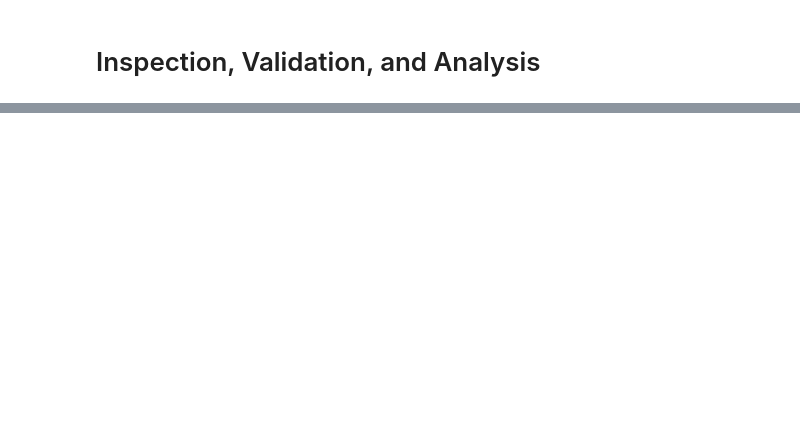
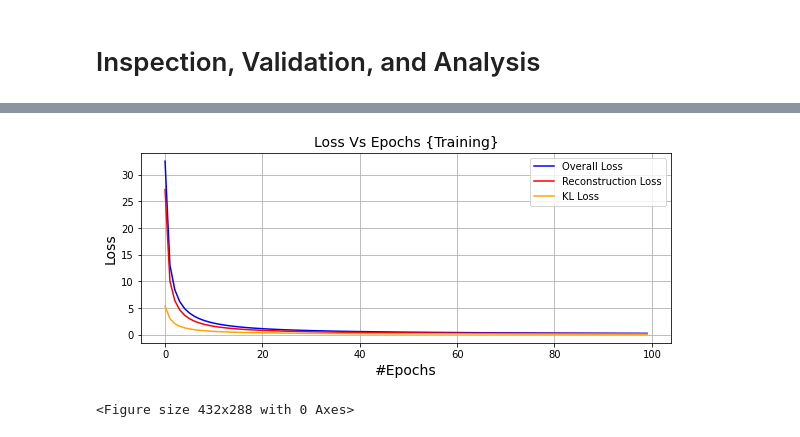
Before and after one commit to a-moharil/2AMM10-Group7, a Jupyter notebook: Assignment 4/assignment_4_skeleton.ipynb, the cells around one changed output, grey strips where cells are left out. Saved outputs shown, nothing was run; the diff lists cells and outputs as text; code cells hidden in the pictures; blank space fills up the shorter version.

```diff
--- a/Assignment 4/assignment_4_skeleton.ipynb
+++ b/Assignment 4/assignment_4_skeleton.ipynb
@@ -441,13 +474,13 @@ import torch.optim as optim
 
 device = "cuda:0"
 
-encoder = Encoder(input_dim = 32*32, hidden_dim = 500, latent_dim = 5).cuda()
-decoder = Decoder(hidden_dim = 500, latent_dim = 5, output_dim = 32*32).cuda()
+encoder = Encoder(input_dim = 32*32, hidden_dim = 500, latent_dim = 10).cuda()
+decoder = Decoder(hidden_dim = 500, latent_dim = 10, output_dim = 32*32).cuda()
 
 vae = VAE(encoder = encoder, decoder = decoder).cuda()
 
 optimizer = optim.Adam(vae.parameters(), lr = 6e-4)
-save_name = f'Vanilla_VAE.pt'
+save_name = f'Vanilla_VAE_z_dim_10.pt'
 epochs = 100
-obtained_train_overall_loss, obtained_train_recons_loss, obtained_train_kl_loss = train(vae, train_dataloader,
+obtained_train_overall_loss_vanilla, obtained_train_recons_loss_vanilla, obtained_train_kl_loss_vanilla = train(vae, train_dataloader,
                                                                                         epochs , save_name )
@@ -524 +575,8 @@ create_loss_plot(obtained_train_overall_loss, obtained_train_recons_loss, obtain
 <Figure size 432x288 with 0 Axes>
+# %%
+#Plot for Vanilla VAE
+
+create_loss_plot(obtained_train_overall_loss_vanilla, obtained_train_recons_loss_vanilla, obtained_train_kl_loss_vanilla,"VanillaVAE",epochs,log_scale=False)
+# %% [output]
+[figure, added]
+<Figure size 432x288 with 0 Axes>
```
Also changed, not shown: parts of 23 cells of this notebook, 19 other files.
